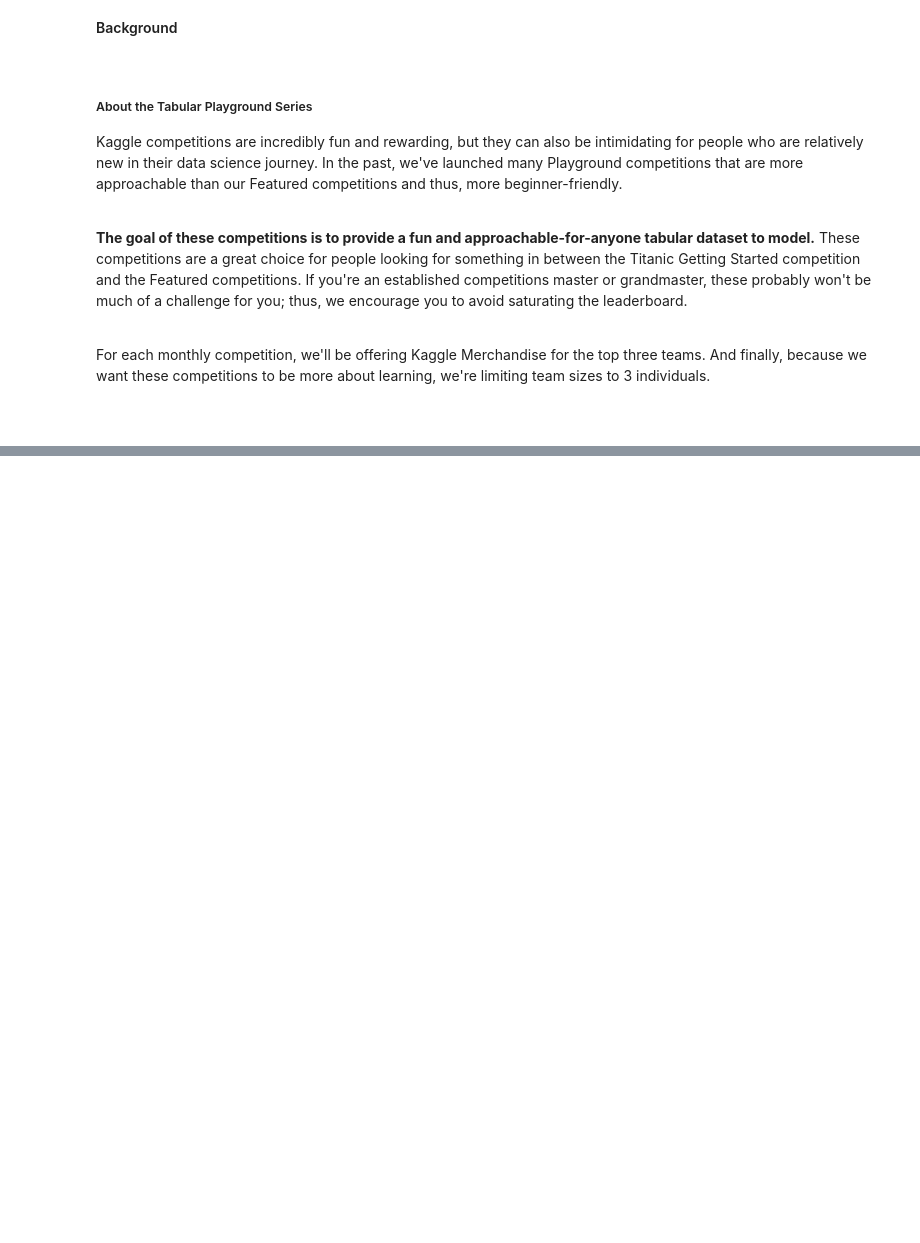
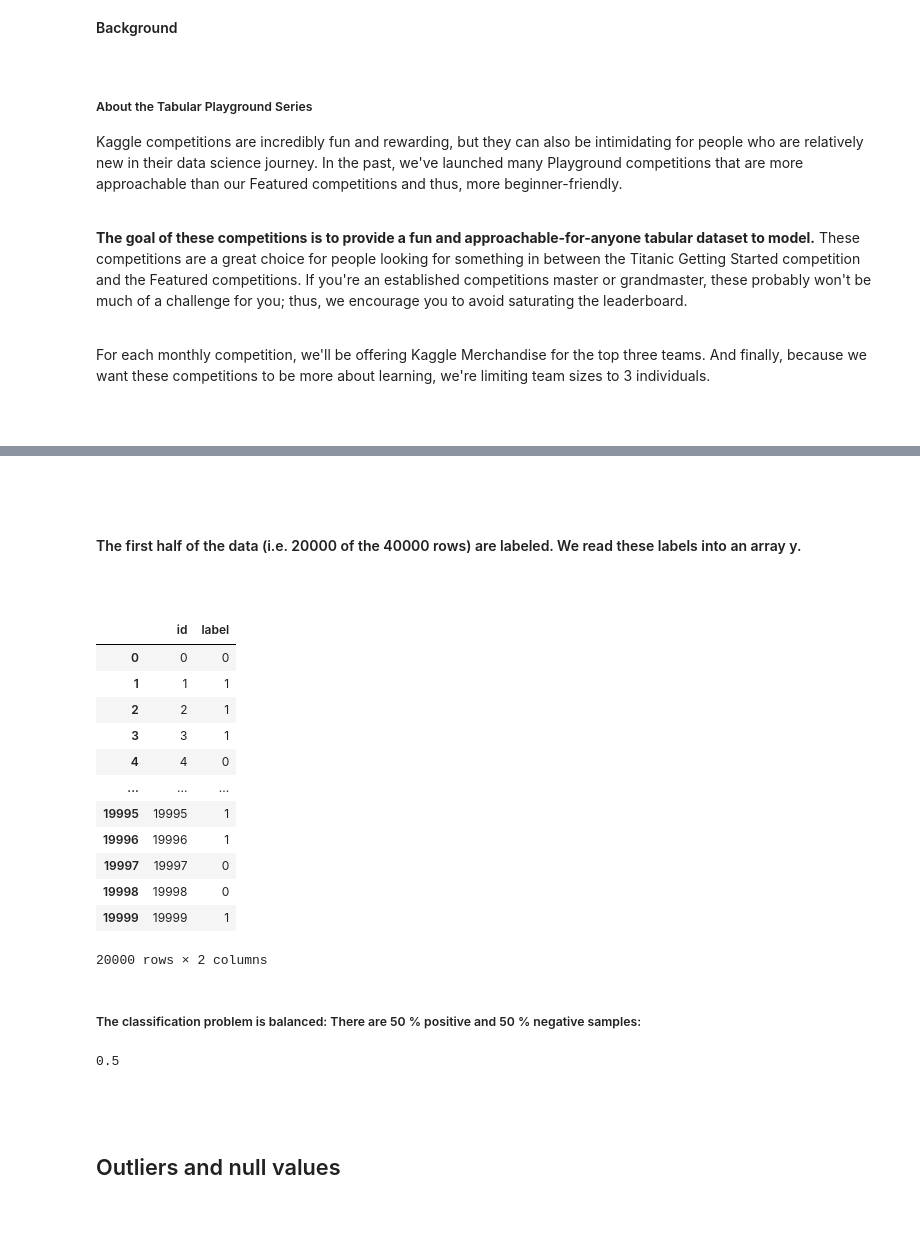
Before and after one commit to sainthm/kaggle_tps_nov, a Jupyter notebook: lhm/TPSNOV22_EDA_which_makes_sense/TPSNOV22 EDA which makes sense.ipynb, the cells around one changed output, grey strips where cells are left out. Drawn from its saved outputs; the diff is of its cells as text; code cells hidden in the pictures; blank space fills up the shorter version.

```diff
--- a/lhm/TPSNOV22_EDA_which_makes_sense/TPSNOV22 EDA which makes sense.ipynb
+++ b/lhm/TPSNOV22_EDA_which_makes_sense/TPSNOV22 EDA which makes sense.ipynb
@@ -36,0 +108,37 @@ For each monthly competition, we'll be offering Kaggle Merchandise for the top t
+# %% [markdown]
+<br>
+# %% [markdown]
+#### The first half of the data (i.e. 20000 of the 40000 rows) are labeled. We read these labels into an array y.
+# %% [markdown]
+<br>
+# %%
+y = pd.read_csv('./tabular-playground-series-nov-2022/train_labels.csv')
+assert (y.id == np.arange(20000)).all()
+display(y)
+y = y.label.values
+# %% [output]
+|  | id | label |
+| 0 | 0 | 0 |
+| 1 | 1 | 1 |
+| 2 | 2 | 1 |
+| 3 | 3 | 1 |
+| 4 | 4 | 0 |
+| ... | ... | ... |
+| 19995 | 19995 | 1 |
+| 19996 | 19996 | 1 |
+| 19997 | 19997 | 0 |
+| 19998 | 19998 | 0 |
+| 19999 | 19999 | 1 |
+20000 rows × 2 columns
+# %% [markdown]
+##### The classification problem is balanced: There are 50 % positive and 50 % negative samples:
+# %%
+y.mean()
+# %% [output]
+0.5
+# %% [markdown]
+<br>
+# %% [markdown]
+## Outliers and null values
+# %% [markdown]
+<br>
```
Also changed, not shown: parts of 18 cells of this notebook.
